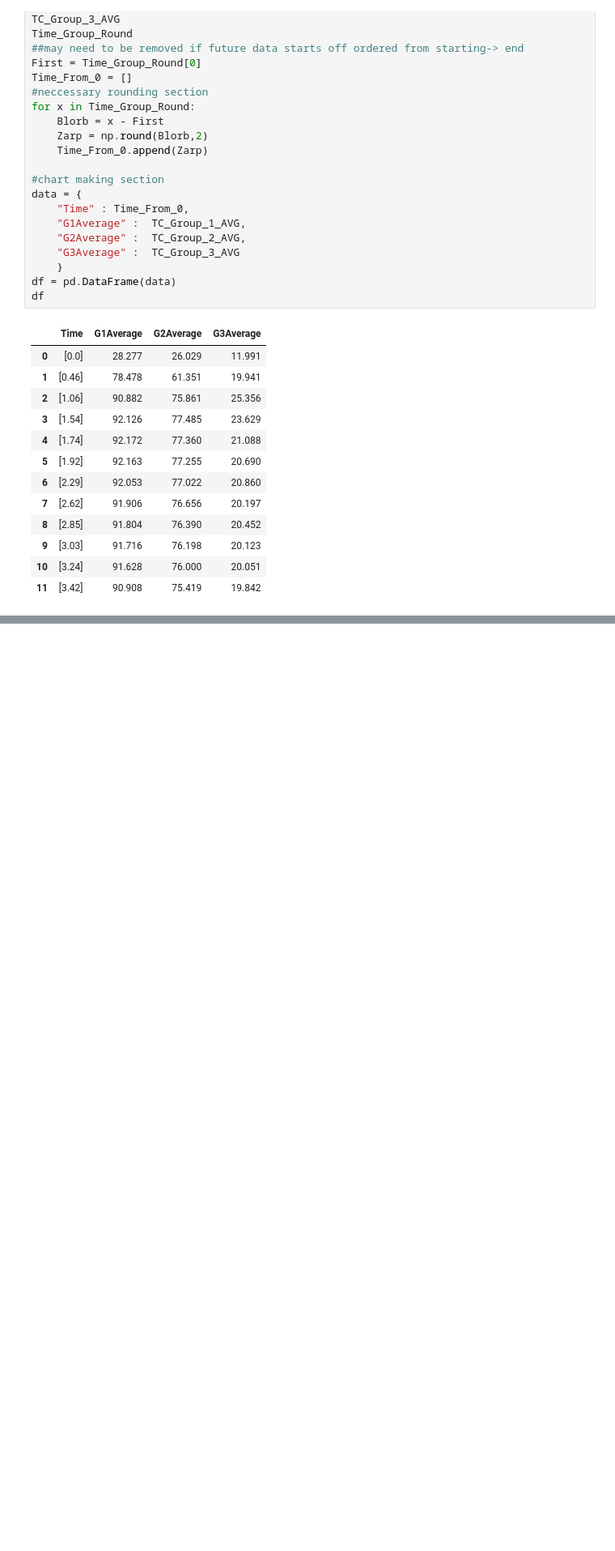
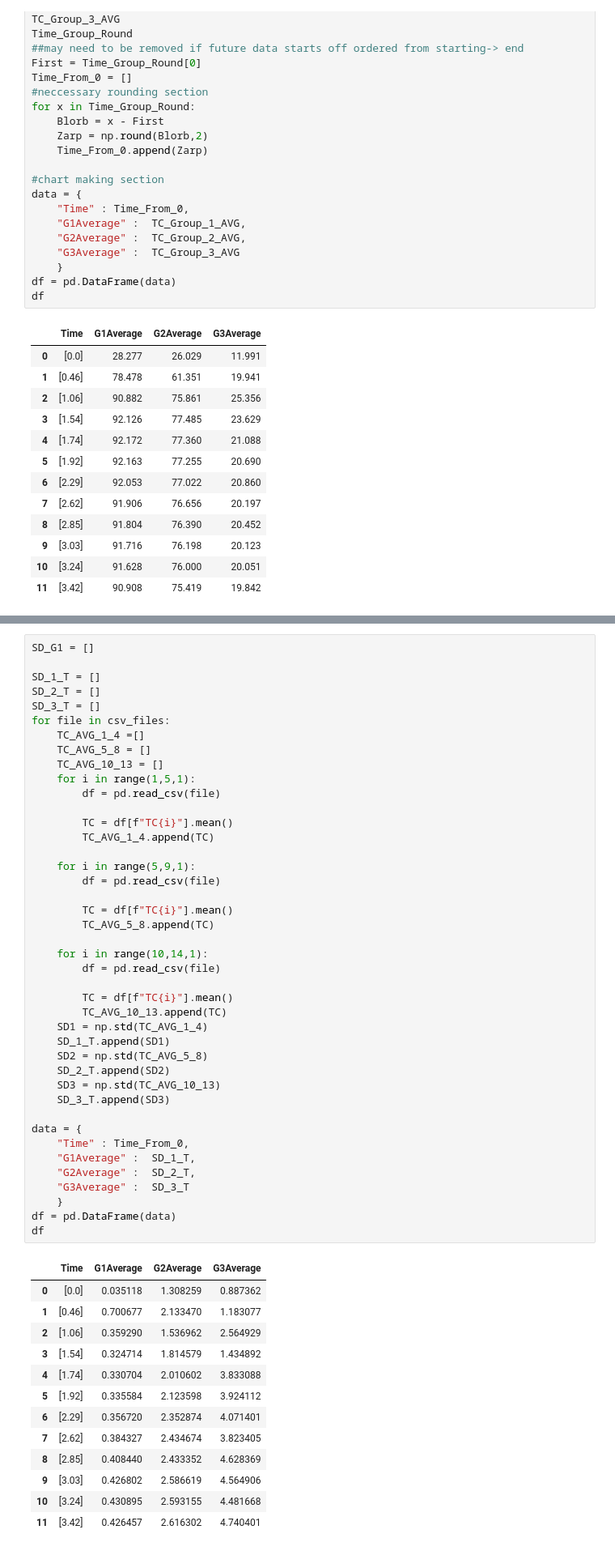
Before and after one commit to Villarem/FAST, a Jupyter notebook: FAST codes/csv_TempAvg_Stdev_K.ipynb, the cells around one changed output, grey strips where cells are left out. Shown at 81% size. Drawn from its saved outputs; the diff is of its cells as text; blank space fills up the shorter version.

```diff
--- a/FAST codes/csv_TempAvg_Stdev_K.ipynb
+++ b/FAST codes/csv_TempAvg_Stdev_K.ipynb
@@ -102,0 +119,56 @@ df
+# %%
+SD_G1 = []
+
+SD_1_T = []
+SD_2_T = []
+SD_3_T = []
+for file in csv_files:
+    TC_AVG_1_4 =[]
+    TC_AVG_5_8 = []
+    TC_AVG_10_13 = []
+    for i in range(1,5,1):
+        df = pd.read_csv(file)
+
+        TC = df[f"TC{i}"].mean()
+        TC_AVG_1_4.append(TC)
+
+    for i in range(5,9,1):
+        df = pd.read_csv(file)
+
+        TC = df[f"TC{i}"].mean()
+        TC_AVG_5_8.append(TC)
+
+    for i in range(10,14,1):
+        df = pd.read_csv(file)
+
+        TC = df[f"TC{i}"].mean()
+        TC_AVG_10_13.append(TC)
+    SD1 = np.std(TC_AVG_1_4)
+    SD_1_T.append(SD1)
+    SD2 = np.std(TC_AVG_5_8)
+    SD_2_T.append(SD2)
+    SD3 = np.std(TC_AVG_10_13)
+    SD_3_T.append(SD3)
+
+data = {
+    "Time" : Time_From_0,
+    "G1Average" :  SD_1_T,
+    "G2Average" :  SD_2_T,
+    "G3Average" :  SD_3_T
+    }
+df = pd.DataFrame(data)
+df
+# %% [output]
+|  | Time | G1Average | G2Average | G3Average |
+| 0 | [0.0] | 0.035118 | 1.308259 | 0.887362 |
+| 1 | [0.46] | 0.700677 | 2.133470 | 1.183077 |
+| 2 | [1.06] | 0.359290 | 1.536962 | 2.564929 |
+| 3 | [1.54] | 0.324714 | 1.814579 | 1.434892 |
+| 4 | [1.74] | 0.330704 | 2.010602 | 3.833088 |
+| 5 | [1.92] | 0.335584 | 2.123598 | 3.924112 |
+| 6 | [2.29] | 0.356720 | 2.352874 | 4.071401 |
+| 7 | [2.62] | 0.384327 | 2.434674 | 3.823405 |
+| 8 | [2.85] | 0.408440 | 2.433352 | 4.628369 |
+| 9 | [3.03] | 0.426802 | 2.586619 | 4.564906 |
+| 10 | [3.24] | 0.430895 | 2.593155 | 4.481668 |
+| 11 | [3.42] | 0.426457 | 2.616302 | 4.740401 |
```
Also changed, not shown: parts of 4 cells of this notebook, 1 other file.
